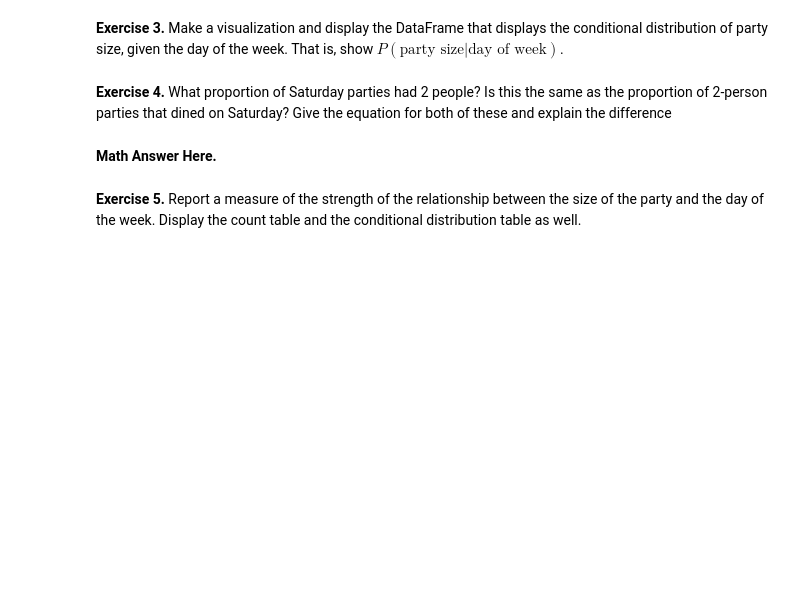
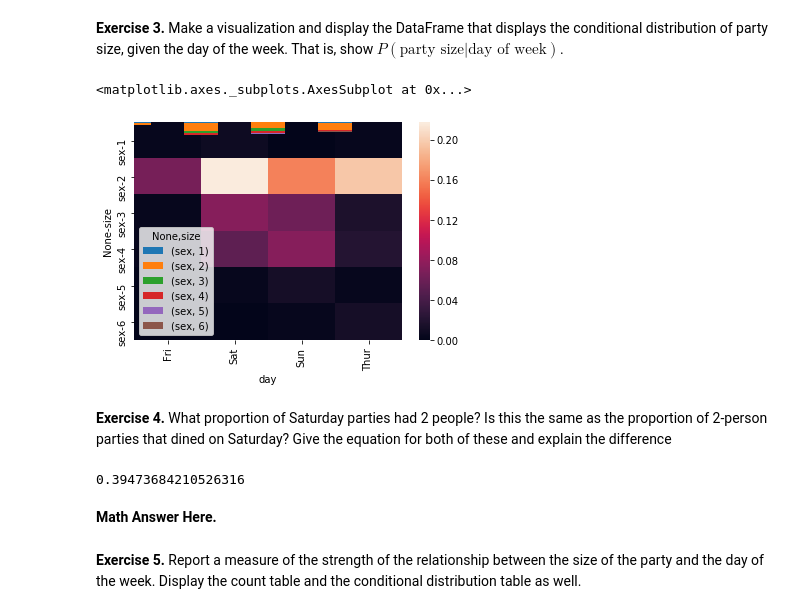
Before and after one commit to thegerrit/data_science, a Jupyter notebook: labs/Lab08-CategoricalVariableRelationships.ipynb, the cells around one changed output. Cells and saved outputs as stored; diff of their text form; code cells hidden in the pictures; blank space fills up the shorter version.

```diff
--- a/labs/Lab08-CategoricalVariableRelationships.ipynb
+++ b/labs/Lab08-CategoricalVariableRelationships.ipynb
@@ -348,2 +547,13 @@ Hint: There may be some missing data that you need to make sure you are [handlin
+# %%
+# ENTER YOUR CODE HERE
+c_days = pivot_days.T
+c_days = c_days / c_days.sum().sum()
+
+c_days.T.plot.bar(stacked= True)
+
+sns.heatmap(c_days)
+# %% [output]
+<matplotlib.axes._subplots.AxesSubplot at 0x...>
+[figure, added]
 # %% [markdown]
 **Exercise 4.** What proportion of Saturday parties had 2 people? Is this the same as the proportion of 2-person parties that dined on Saturday?  Give the equation for both of these and explain the difference
@@ -352,3 +560,20 @@ Hint: There may be some missing data that you need to make sure you are [handlin
+# %%
+# ENTER YOUR CODE HERE
+prop_days = pivot_days.T
+#this equation gives us the distribution of party sizes on different days
+# of the week
+prop_days = prop_days / prop_days.sum()
+prop_days.loc["sex", 2]["Sat"]
+# 60.9% of parties on Saturday have 2 people
+
+prop_size = pivot_days
+# This equation gives us the distribution of days of
+# the week for different party sizes.
+prop_size = prop_size / prop_size.sum()
+prop_size.loc["Sun"][2]
+# 39.47% of parties of two dine on Sundays
+# %% [output]
+0.39473684210526316
 # %% [markdown]
 **Math Answer Here.**
 # %% [markdown]
```
Also changed, not shown: parts of 40 cells of this notebook, 3 other files.
